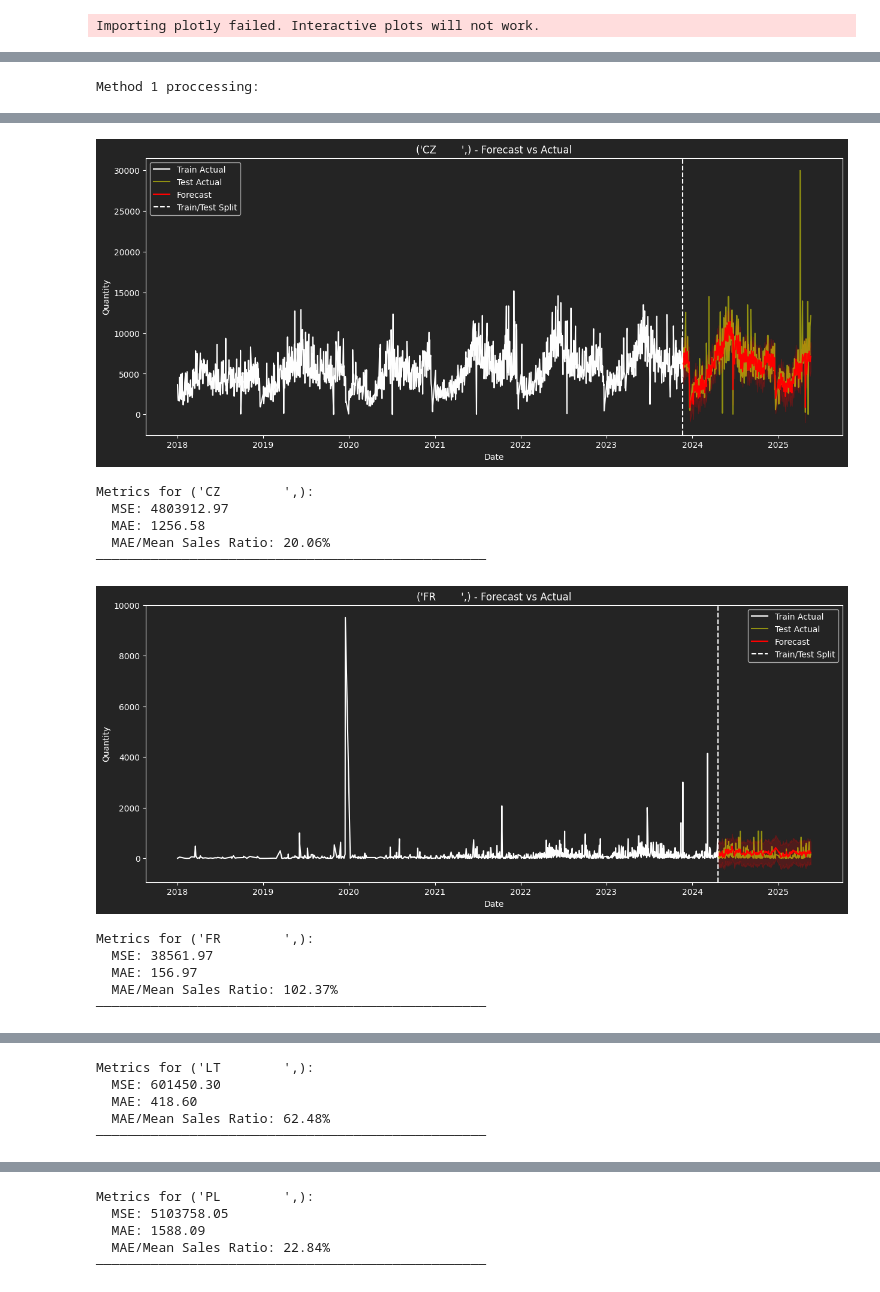
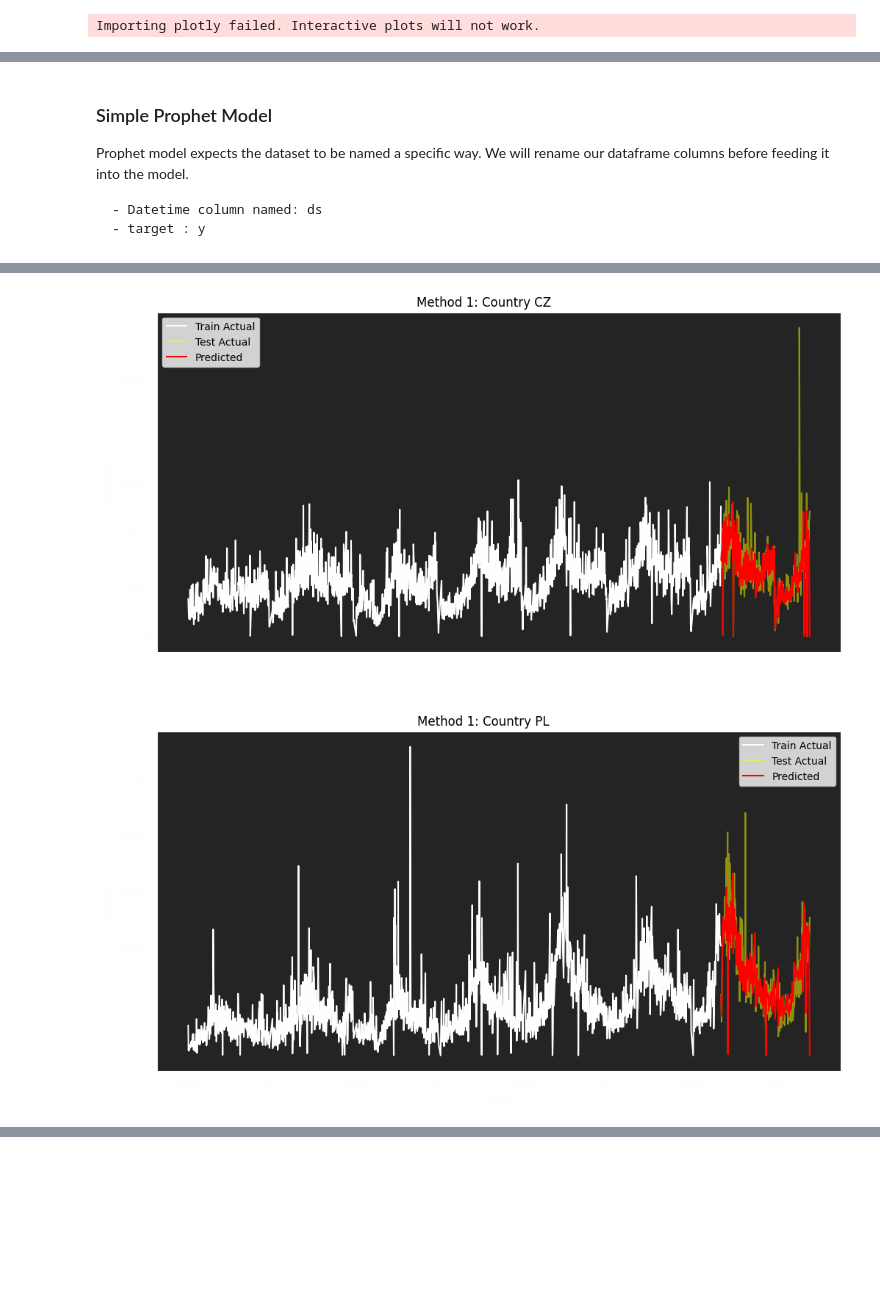
Before and after one commit to firelight-cs/HackathonHuita, a Jupyter notebook: prophet.ipynb, the cells around one changed output, grey strips where cells are left out. Cells and saved outputs as stored; diff of their text form; code cells hidden in the pictures; blank space fills up the shorter version.

Commit message:
prophet model optimized

```diff
--- a/prophet.ipynb
+++ b/prophet.ipynb
@@ -370,3 +280,20 @@ def method4(df_train, df_campaign, product_country_list):
 # %%
-df_train, df_campaign, df_stock = load_data()
-df_train = preprocess_data(df_train, df_stock)
+merged_df = load_and_preprocess('./data/sell_data_cleaned.csv', './data/marketing_campaign.csv', './data/stock.csv')
+featured_df = create_features(merged_df)
+train_df, test_df, cutoff_date = split_train_test(featured_df)
+train_df.head()
+
+features = [
+    'Year', 'Month', 'Week', 'DayOfWeek', 'DayOfMonth',
+    'CountryEncoded', 'ProductEncoded', 'CountryStatus', 'ProductStatus',
+    'CampaignActive', 'Stock', 'StockLag1', 'StockLag7', 'StockMA7', 'StockMA14'
+]
+
+model = train_prophet_model(train_df, features)
+
+# test_df = predict_with_prophet(model, test_df, features)
+
+# # Evaluate
+# rmse = np.sqrt(mean_squared_error(test_df['Quantity'], test_df['Predicted']))
+# mae = mean_absolute_error(test_df['Quantity'], test_df['Predicted'])
+# print(f'RMSE: {rmse:.2f}, MAE: {mae:.2f}')
@@ -373,4 +303,11 @@ df_train = preprocess_data(df_train, df_stock)
+# %%
+test_df = predict_with_prophet(model, test_df, features)
+# %% [markdown]
+### Simple Prophet Model
+Prophet model expects the dataset to be named a specific way. We will rename our dataframe columns before feeding it into the model.
+
+    - Datetime column named: ds
+    - target : y
 # %%
-method1(df_train, df_campaign)
+plot_method1(train_df, test_df, cutoff_date)
 # %% [output]
-Method 1 proccessing:
@@ -385,12 +314,2 @@ Method 1 proccessing:
-[figure, old version]
+[figure, new version]
-Metrics for ('CZ        ',):
-  MSE: 4803912.97
-  MAE: 1256.58
-  MAE/Mean Sales Ratio: 20.06%
-──────────────────────────────────────────────────
-[figure, old version]
+[figure, new version]
-Metrics for ('FR        ',):
-  MSE: 38561.97
-  MAE: 156.97
-  MAE/Mean Sales Ratio: 102.37%
-──────────────────────────────────────────────────
@@ -398,5 +316,0 @@ Metrics for ('FR        ',):
-Metrics for ('LT        ',):
-  MSE: 601450.30
-  MAE: 418.60
-  MAE/Mean Sales Ratio: 62.48%
-──────────────────────────────────────────────────
@@ -404,6 +318 @@ Metrics for ('LT        ',):
-Metrics for ('PL        ',):
-  MSE: 5103758.05
-  MAE: 1588.09
-  MAE/Mean Sales Ratio: 22.84%
-──────────────────────────────────────────────────
 # %%
```
Also changed, not shown: parts of 16 cells of this notebook, 2 other files.
